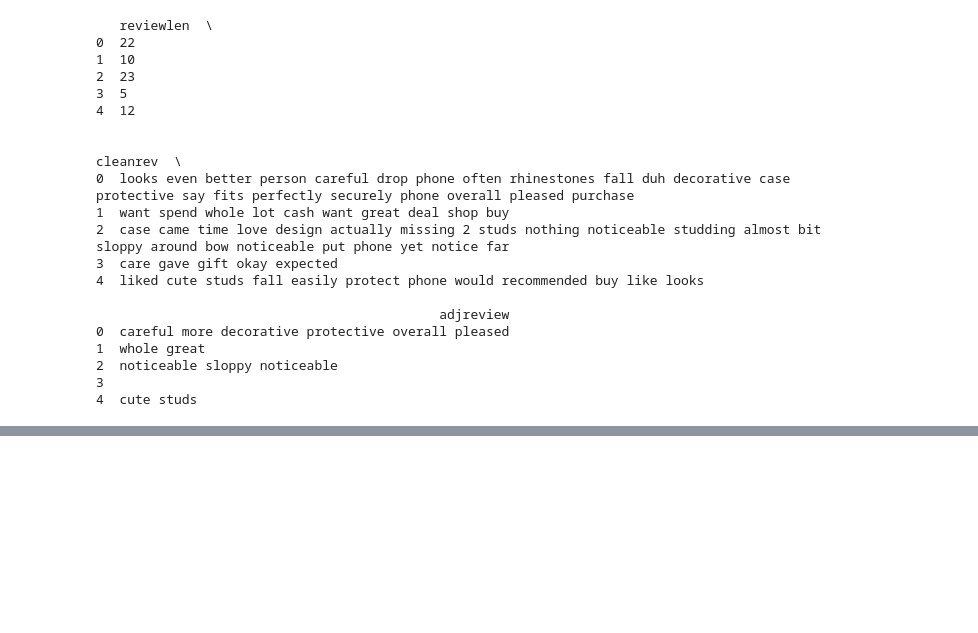
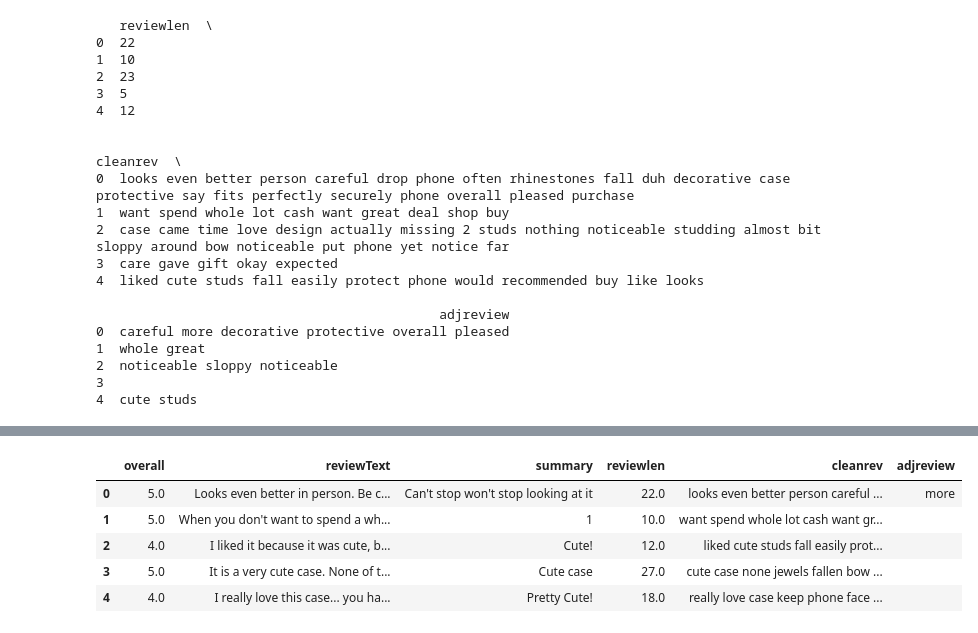
Before and after one commit to tapariaankit/SentimentAnalysis, a Jupyter notebook: ReviewAnalysis.ipynb, the cells around one changed output, grey strips where cells are left out. Drawn from its saved outputs; the diff is of its cells as text; code cells hidden in the pictures; blank space fills up the shorter version.

```diff
--- a/ReviewAnalysis.ipynb
+++ b/ReviewAnalysis.ipynb
@@ -185,0 +264,22 @@ print(tmp.head())
+# %%
+tmp = list()
+for i in range(1000):
+    tmp.append(cleanme(df_positive_reviews.iloc[i,:]['reviewText']))
+tmp = pd.DataFrame(tmp)
+tmp.columns = ['reviewlen', 'cleanrev', 'adjreview']
+
+(tmp.head())
+
+
+df_positive_reviews_new = df_positive_reviews.reset_index()
+# df_negative_reviews_new.drop(['reviewlen', 'cleanrev', 'adjreview'], axis=1, inplace=True)
+df_positive_reviews_new = pd.concat([df_positive_reviews_new,tmp], axis=1)
+df_positive_reviews_new = df_positive_reviews_new[['overall','reviewText','summary','reviewlen', 'cleanrev', 'adjreview']]
+df_positive_reviews_new.head()
+# %% [output]
+|  | overall | reviewText | summary | reviewlen | cleanrev | adjreview |
+| 0 | 5.0 | Looks even better in person. Be c... | Can't stop won't stop looking at it | 22.0 | looks even better person careful ... | more |
+| 1 | 5.0 | When you don't want to spend a wh... | 1 | 10.0 | want spend whole lot cash want gr... |  |
+| 2 | 4.0 | I liked it because it was cute, b... | Cute! | 12.0 | liked cute studs fall easily prot... |  |
+| 3 | 5.0 | It is a very cute case. None of t... | Cute case | 27.0 | cute case none jewels fallen bow ... |  |
+| 4 | 4.0 | I really love this case... you ha... | Pretty Cute! | 18.0 | really love case keep phone face ... |  |
```
Also changed, not shown: parts of 6 cells of this notebook.
